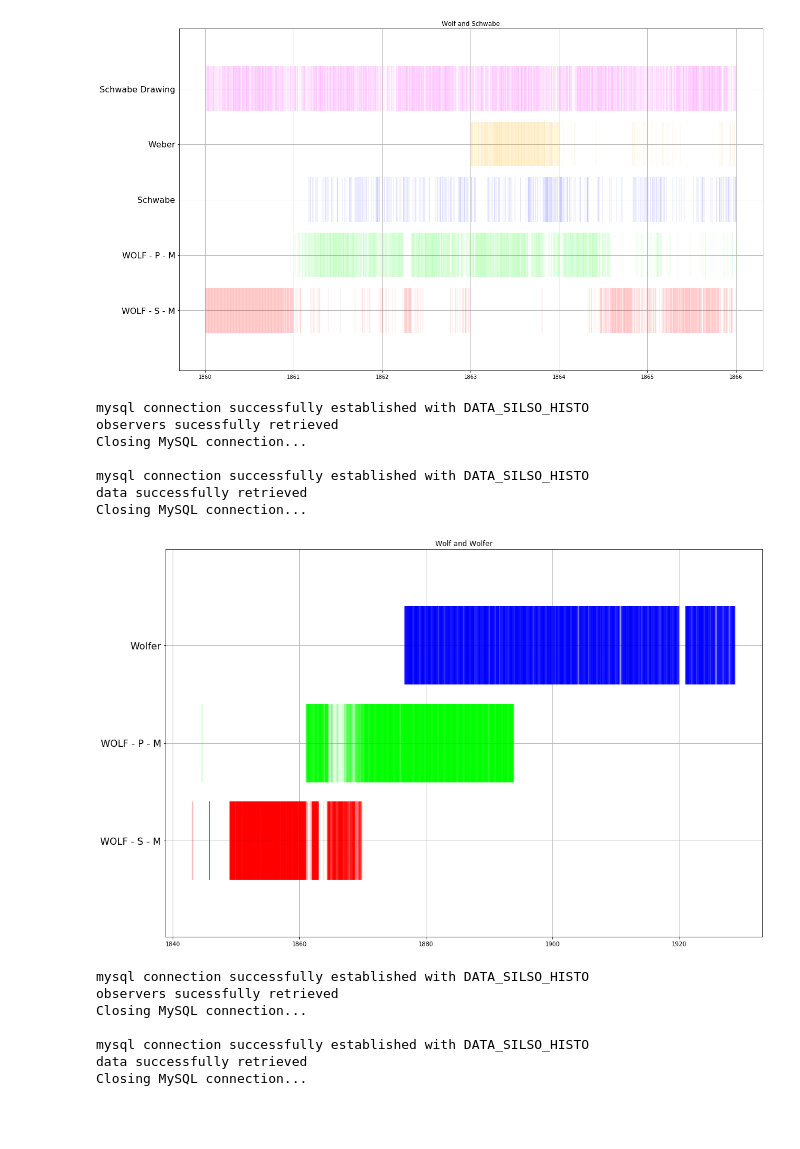
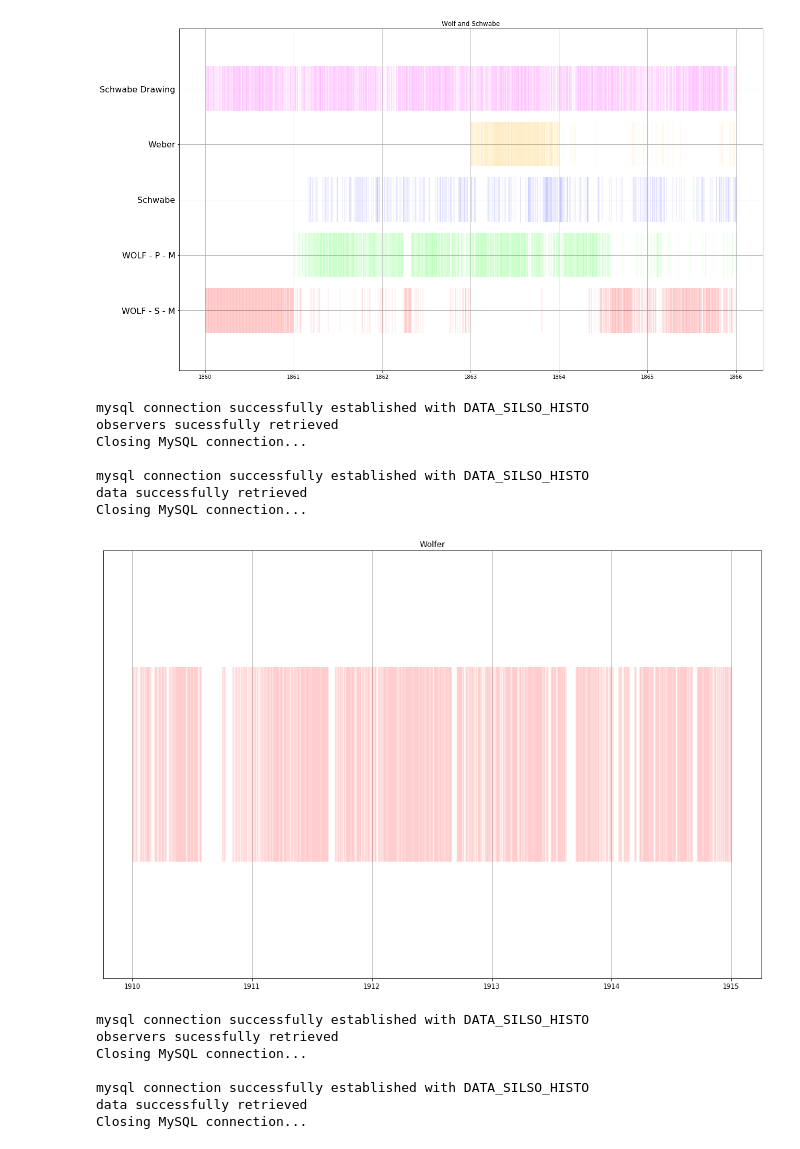
Before and after one commit to dcxSt/DATA_SILSO_HISTO_search, a Jupyter notebook: Frequency and number of observation plots.ipynb, the cells around one changed output. Saved outputs shown, nothing was run; the diff lists cells and outputs as text; code cells hidden in the pictures; blank space fills up the shorter version.

```diff
--- a/Frequency and number of observation plots.ipynb
+++ b/Frequency and number of observation plots.ipynb
@@ -83,17 +83,18 @@ data successfully retrieved
 Closing MySQL connection...
 [figure]
 # %%
-event_plot(observer_aliases=["WOLF - P - M","WOLF - S - M","Wolfer"],figsize=(18,12),gridlines=True,
-          fontsize=16,title="Wolf and Wolfer")
+event_plot(observer_aliases=["Wolfer"],figsize=(18,12),gridlines=True,
+           interval=("1910-01-01","1915-01-01"),
+            fontsize=16,title="Wolfer")
 # %% [output]
 mysql connection successfully established with DATA_SILSO_HISTO
 observers sucessfully retrieved
 Closing MySQL connection...
 
 mysql connection successfully established with DATA_SILSO_HISTO
 data successfully retrieved
 Closing MySQL connection...
-[figure, old version]
+[figure, new version]
 # %%
 event_plot(observer_aliases=["WOLF - P - M","WOLF - S - M","Schwabe","Jenzer",
                              "Flaugergues","Staudacher","Schwabe Drawing"],
```
Also changed, not shown: 11 other files.
